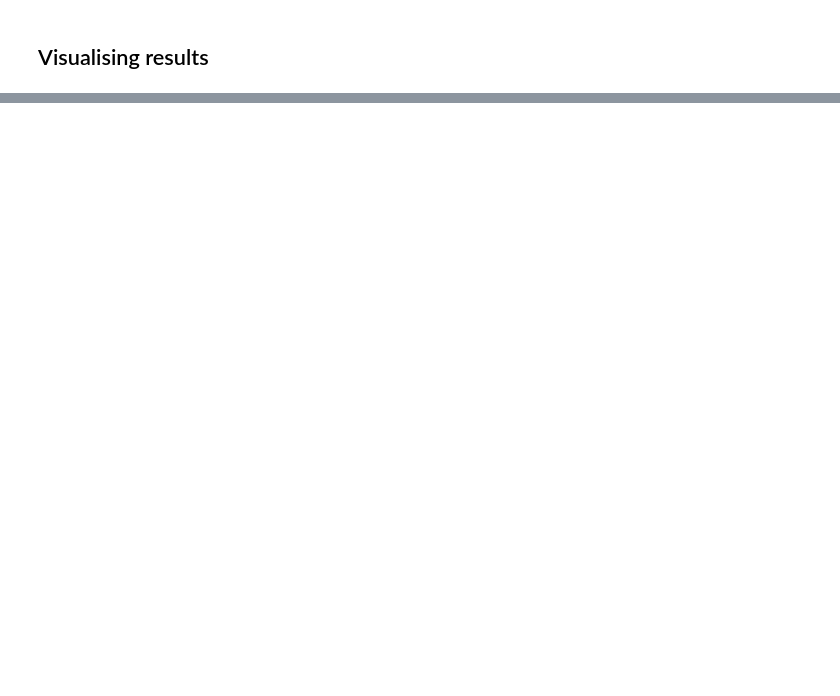
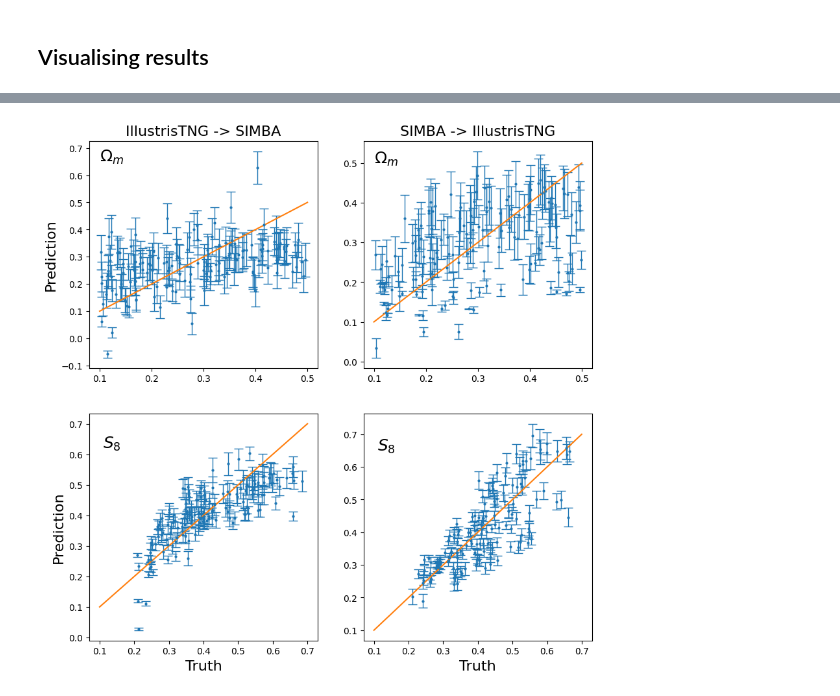
Before and after one commit to Reennon/cosmology-s8-inference, a Jupyter notebook: _Parameter_inference_moments_network_with_priors_ipynb__.ipynb, the cells around one changed output, grey strips where cells are left out. Saved outputs shown, nothing was run; the diff lists cells and outputs as text; code cells hidden in the pictures; blank space fills up the shorter version.

```diff
--- a/_Parameter_inference_moments_network_with_priors_ipynb__.ipynb
+++ b/_Parameter_inference_moments_network_with_priors_ipynb__.ipynb
@@ -454,0 +611,37 @@ plt.savefig(f"params_{sim_name}.png", dpi=300)
+# %%
+'''
+VISUALISER FOR MODEL ROBUSTNESS
+'''
+
+fig, axis = plt.subplots(2, 2)
+fig.set_size_inches(10, 10)
+
+axis[0, 0].errorbar(params_true[:,0], params_NN[:,0], yerr=np.absolute(errors_NN[:,0]),
+            lw=1, fmt='o',ms=2, elinewidth=1,capsize=5,linestyle='None')
+axis[0, 0].plot([0.1,0.5],[0.1,0.5])
+axis[0, 0].set_title('IllustrisTNG -> SIMBA', size='16')
+axis[0, 0].set_ylabel("Prediction", size='16')
+axis[0, 0].text(0.1, 0.65, r'$\Omega_m$', size='18')
+
+axis[0, 1].errorbar(params_true_2[:,0], params_NN_2[:,0], yerr=np.absolute(errors_NN_2[:,0]),
+            lw=1, fmt='o',ms=2, elinewidth=1,capsize=5,linestyle='None')
+axis[0, 1].plot([0.1,0.5],[0.1,0.5])
+axis[0, 1].set_title('SIMBA -> IllustrisTNG', size='16')
+axis[0, 1].text(0.1, 0.5, r'$\Omega_m$', size='18')
+
+axis[1, 0].errorbar(params_true[:,1], params_NN[:,1], yerr=np.absolute(errors_NN[:,1]),
+            lw=1, fmt='o',ms=2, elinewidth=1,capsize=5,linestyle='None')
+axis[1, 0].plot([0.1,0.7],[0.1,0.7])
+axis[1, 0].set_ylabel("Prediction", size='16')
+axis[1, 0].set_xlabel("Truth", size='16')
+axis[1, 0].text(0.11, 0.62, r'$S_8$', size='18')
+
+axis[1, 1].errorbar(params_true_2[:,1], params_NN_2[:,1], yerr=np.absolute(errors_NN_2[:,1]),
+            lw=1, fmt='o',ms=2, elinewidth=1,capsize=5,linestyle='None')
+axis[1, 1].plot([0.1,0.7],[0.1,0.7])
+axis[1, 1].set_xlabel("Truth", size='16')
+axis[1, 1].text(0.11, 0.65, r'$S_8$', size='18')
+
+plt.savefig(f"models_robustness.eps", dpi=300)
+# %% [output]
+[figure, added]
```
Also changed, not shown: parts of 16 cells of this notebook.
